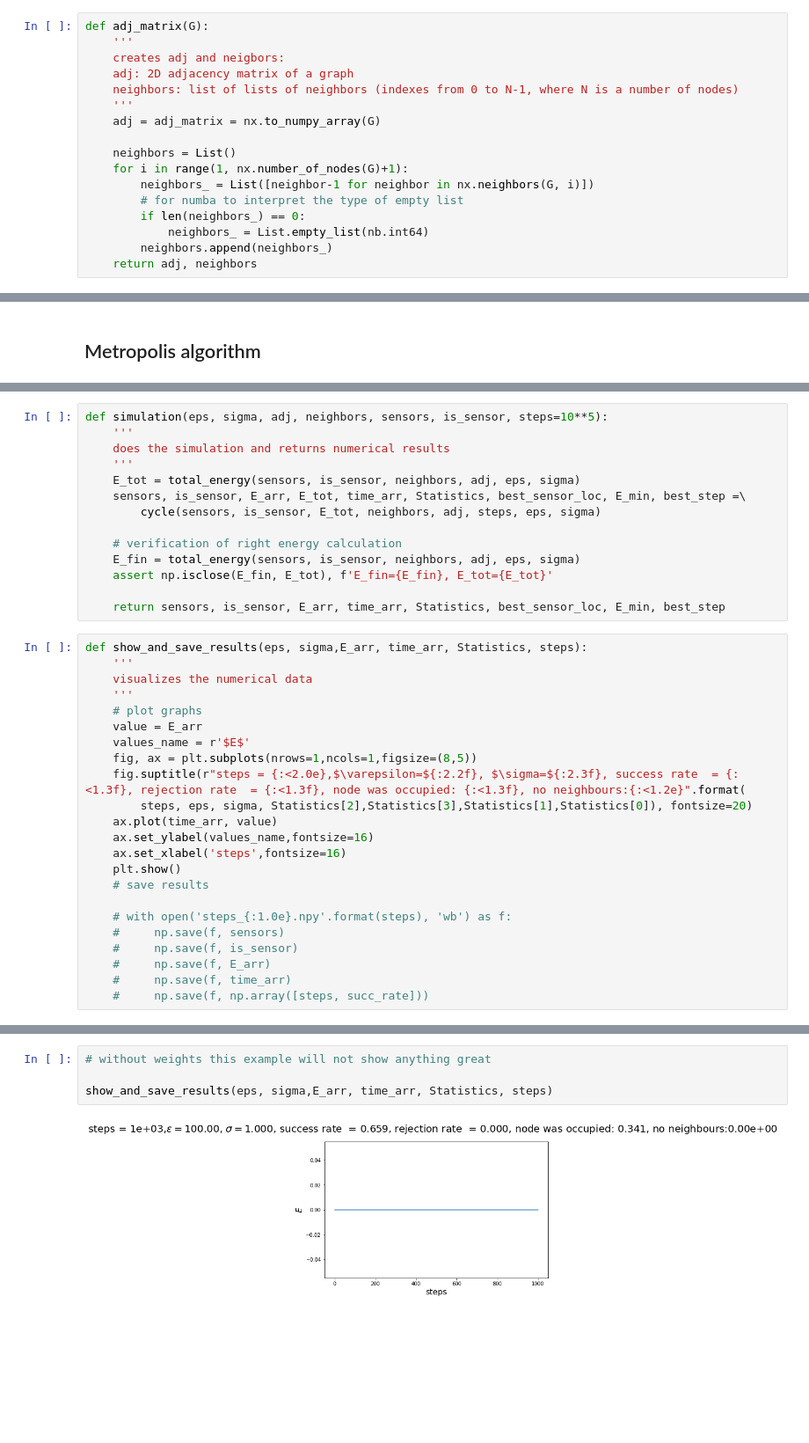
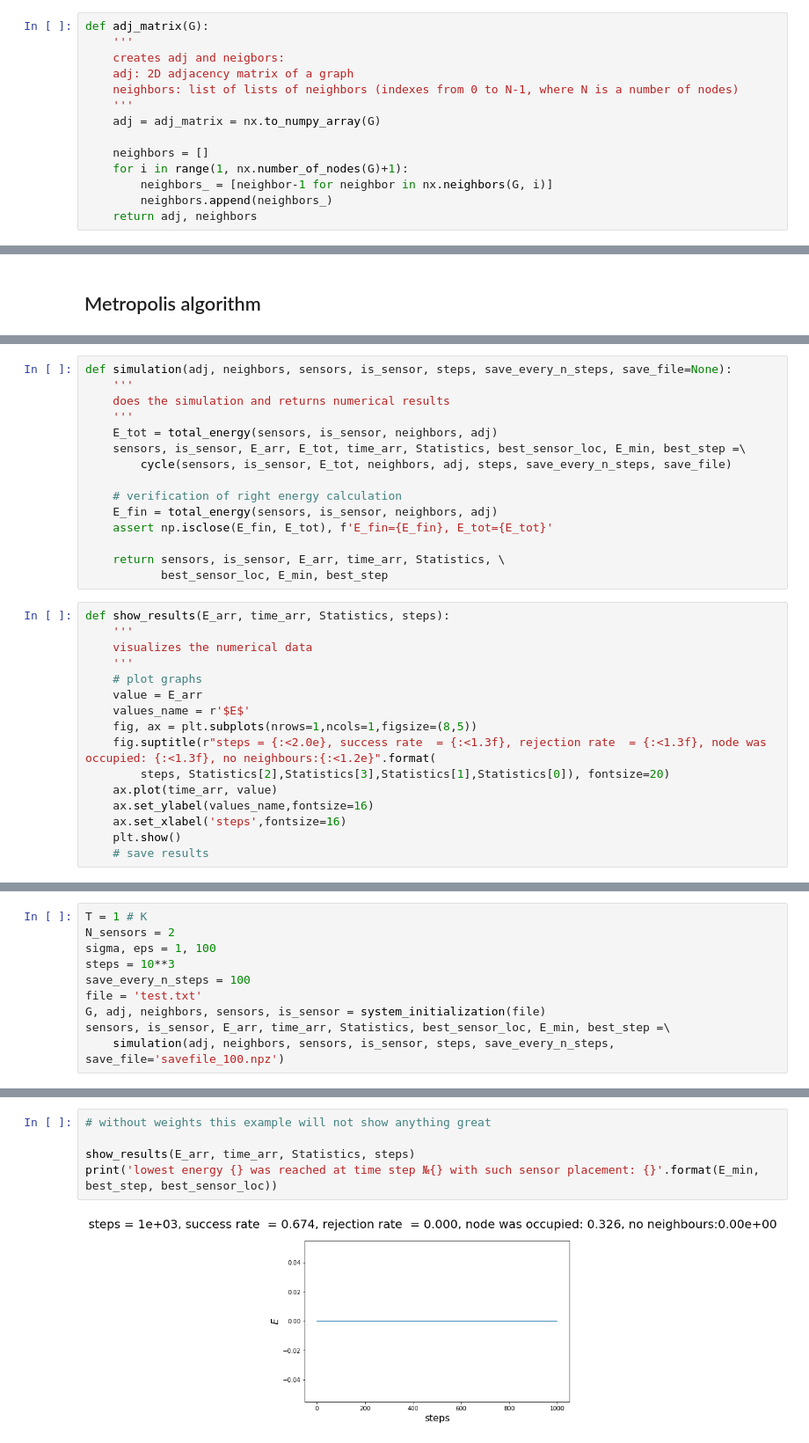
Before and after one commit to talking-bird/Skoltech, a Jupyter notebook: Geometric Deep Learning/Metropolis_MC.ipynb, the cells around one changed output, grey strips where cells are left out. Shown: that part at 88% size. Saved outputs shown, nothing was run; the diff lists cells and outputs as text; blank space fills up the shorter version.

Commit message:
added regular information saving to npz file, got rid of numba optimization

```diff
--- a/Geometric Deep Learning/Metropolis_MC.ipynb
+++ b/Geometric Deep Learning/Metropolis_MC.ipynb
@@ -43,12 +41,9 @@ def adj_matrix(G):
     '''
     adj = adj_matrix = nx.to_numpy_array(G)
 
-    neighbors = List()
+    neighbors = []
     for i in range(1, nx.number_of_nodes(G)+1):
-        neighbors_ = List([neighbor-1 for neighbor in nx.neighbors(G, i)])
-        # for numba to interpret the type of empty list
-        if len(neighbors_) == 0:
-            neighbors_ = List.empty_list(nb.int64)
+        neighbors_ = [neighbor-1 for neighbor in nx.neighbors(G, i)]
         neighbors.append(neighbors_)
     return adj, neighbors
 # %%
@@ -225,19 +244,20 @@ def cycle(sensors, is_sensor, E_tot, neighbors, adj, steps, eps, sigma):
 # %%
-def simulation(eps, sigma, adj, neighbors, sensors, is_sensor, steps=10**5):
+def simulation(adj, neighbors, sensors, is_sensor, steps, save_every_n_steps, save_file=None):
     '''
     does the simulation and returns numerical results
     '''
-    E_tot = total_energy(sensors, is_sensor, neighbors, adj, eps, sigma)
+    E_tot = total_energy(sensors, is_sensor, neighbors, adj)
     sensors, is_sensor, E_arr, E_tot, time_arr, Statistics, best_sensor_loc, E_min, best_step =\
-        cycle(sensors, is_sensor, E_tot, neighbors, adj, steps, eps, sigma)
+        cycle(sensors, is_sensor, E_tot, neighbors, adj, steps, save_every_n_steps, save_file)
 
     # verification of right energy calculation
-    E_fin = total_energy(sensors, is_sensor, neighbors, adj, eps, sigma)
+    E_fin = total_energy(sensors, is_sensor, neighbors, adj)
     assert np.isclose(E_fin, E_tot), f'E_fin={E_fin}, E_tot={E_tot}'
 
-    return sensors, is_sensor, E_arr, time_arr, Statistics, best_sensor_loc, E_min, best_step
+    return sensors, is_sensor, E_arr, time_arr, Statistics, \
+           best_sensor_loc, E_min, best_step
 # %%
-def show_and_save_results(eps, sigma,E_arr, time_arr, Statistics, steps):
+def show_results(E_arr, time_arr, Statistics, steps):
     '''
     visualizes the numerical data
     '''
@@ -245,20 +265,13 @@ def show_and_save_results(eps, sigma,E_arr, time_arr, Statistics, steps):
     value = E_arr
     values_name = r'$E$'
     fig, ax = plt.subplots(nrows=1,ncols=1,figsize=(8,5))
-    fig.suptitle(r"steps = {:<2.0e},$\varepsilon=${:2.2f}, $\sigma=${:2.3f}, success rate  = {:<1.3f}, rejection rate  = {:<1.3f}, node was occupied: {:<1.3f}, no neighbours:{:<1.2e}".format(
-        steps, eps, sigma, Statistics[2],Statistics[3],Statistics[1],Statistics[0]), fontsize=20)
+    fig.suptitle(r"steps = {:<2.0e}, success rate  = {:<1.3f}, rejection rate  = {:<1.3f}, node was occupied: {:<1.3f}, no neighbours:{:<1.2e}".format(
+        steps, Statistics[2],Statistics[3],Statistics[1],Statistics[0]), fontsize=20)
     ax.plot(time_arr, value)
     ax.set_ylabel(values_name,fontsize=16)
     ax.set_xlabel('steps',fontsize=16)
     plt.show()
     # save results
-
-    # with open('steps_{:1.0e}.npy'.format(steps), 'wb') as f:
-    #     np.save(f, sensors)
-    #     np.save(f, is_sensor)
-    #     np.save(f, E_arr)
-    #     np.save(f, time_arr)
-    #     np.save(f, np.array([steps, succ_rate]))
 # %%
 T = 1 # K
 N_sensors = 2
@@ -270,0 +285,10 @@ sensors, is_sensor, E_arr, time_arr, Statistics, best_sensor_loc, E_min, best_st
+# %%
+T = 1 # K
+N_sensors = 2
+sigma, eps = 1, 100
+steps = 10**3
+save_every_n_steps = 100
+file = 'test.txt'
+G, adj, neighbors, sensors, is_sensor = system_initialization(file)
+sensors, is_sensor, E_arr, time_arr, Statistics, best_sensor_loc, E_min, best_step =\
+    simulation(adj, neighbors, sensors, is_sensor, steps, save_every_n_steps, save_file='savefile_100.npz')
@@ -271,6 +297,7 @@ sensors, is_sensor, E_arr, time_arr, Statistics, best_sensor_loc, E_min, best_st
 # %%
 # without weights this example will not show anything great
 
-show_and_save_results(eps, sigma,E_arr, time_arr, Statistics, steps)
+show_results(E_arr, time_arr, Statistics, steps)
+print('lowest energy {} was reached at time step №{} with such sensor placement: {}'.format(E_min, best_step, best_sensor_loc))
 # %% [output]
-[figure, old version]
+[figure, new version]
```
Also changed, not shown: parts of 9 cells of this notebook.
